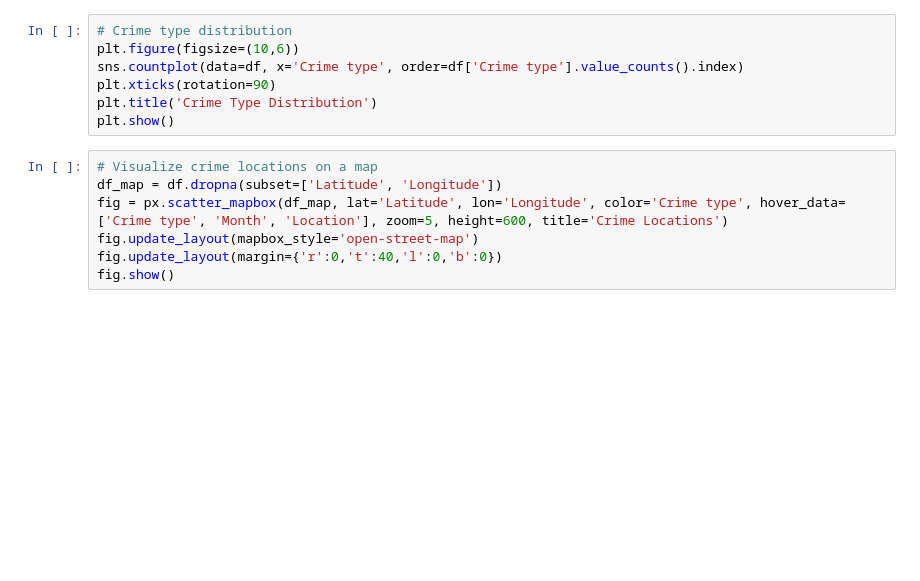
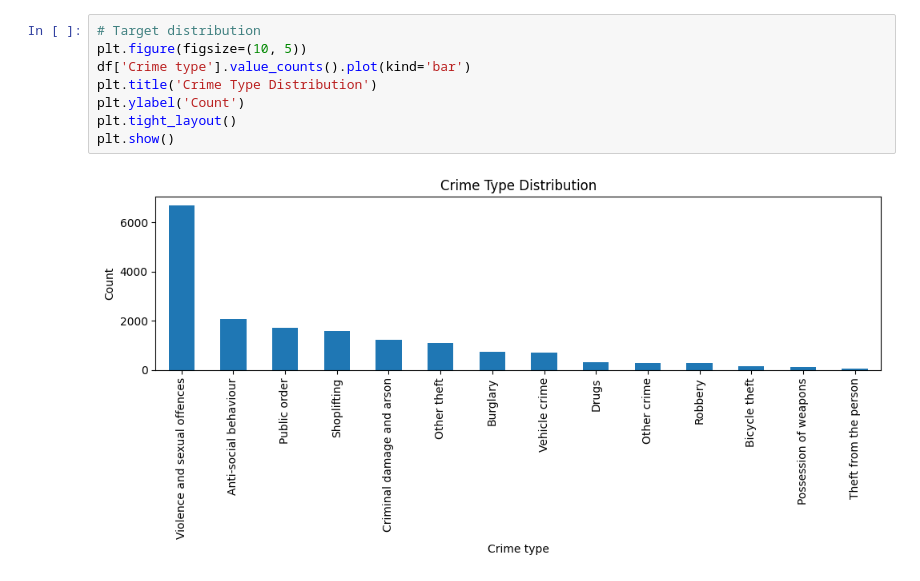
Before and after one commit to christopher639/FARSI, a Jupyter notebook: crime_data_exploration.ipynb, the cells around one changed output. Saved outputs shown, nothing was run; the diff lists cells and outputs as text; blank space fills up the shorter version.

Commit message:
created a crime predictions model

```diff
--- a/crime_data_exploration.ipynb
+++ b/crime_data_exploration.ipynb
@@ -21,14 +89,10 @@ df.isnull().sum()
 # %%
-# Crime type distribution
-plt.figure(figsize=(10,6))
-sns.countplot(data=df, x='Crime type', order=df['Crime type'].value_counts().index)
-plt.xticks(rotation=90)
+# Target distribution
+plt.figure(figsize=(10, 5))
+df['Crime type'].value_counts().plot(kind='bar')
 plt.title('Crime Type Distribution')
+plt.ylabel('Count')
+plt.tight_layout()
 plt.show()
+# %% [output]
+[figure, added]
-# %%
-# Visualize crime locations on a map
-df_map = df.dropna(subset=['Latitude', 'Longitude'])
-fig = px.scatter_mapbox(df_map, lat='Latitude', lon='Longitude', color='Crime type', hover_data=['Crime type', 'Month', 'Location'], zoom=5, height=600, title='Crime Locations')
-fig.update_layout(mapbox_style='open-street-map')
-fig.update_layout(margin={'r':0,'t':40,'l':0,'b':0})
-fig.show()
```
Also changed, not shown: parts of 28 cells of this notebook, 1 other file.
